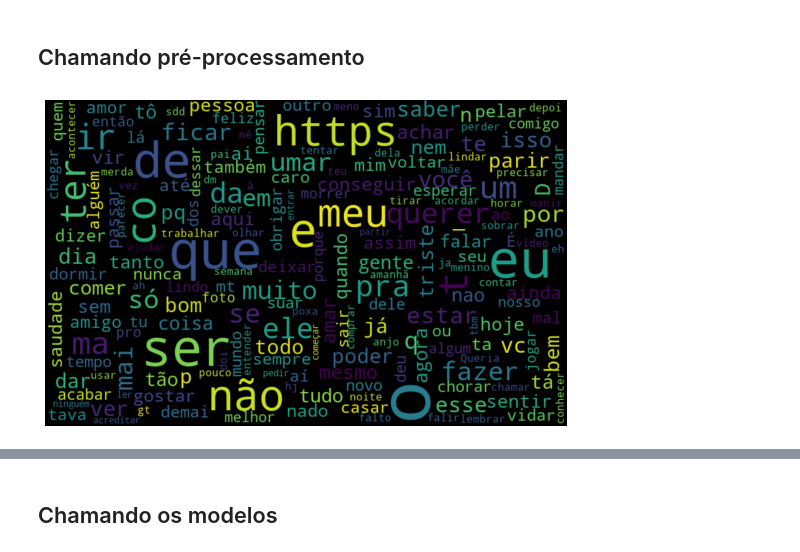
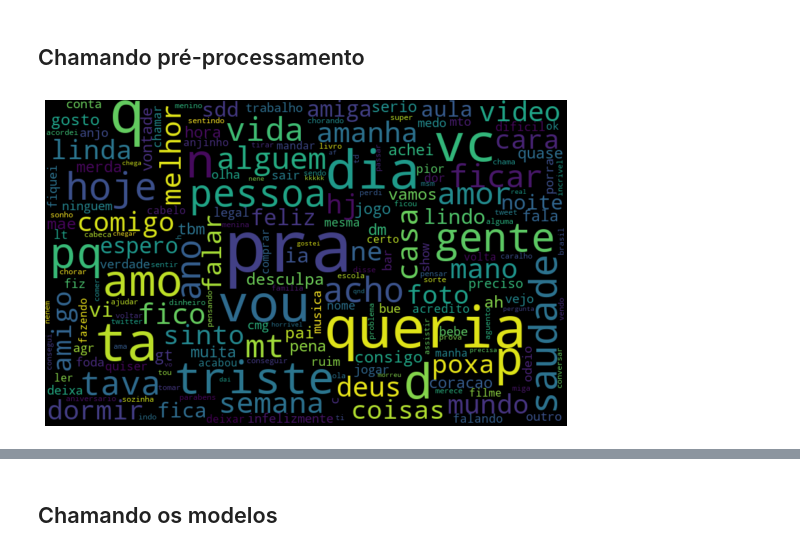
Before and after one commit to joaoflauzino/temperament_classification, a Jupyter notebook: Analysis/temperament_classification.ipynb, the cells around one changed output, grey strips where cells are left out. Cells and saved outputs as stored; diff of their text form; code cells hidden in the pictures.

```diff
--- a/Analysis/temperament_classification.ipynb
+++ b/Analysis/temperament_classification.ipynb
@@ -23,7 +23,7 @@ from sklearn.naive_bayes import MultinomialNB
 # df = pd.read_csv('../dataset/Emocoes.csv', sep = ";", encoding = 'iso8859-1')
 df = pd.read_csv('../dataset/NoThemeTweets.csv', sep = ",")
 # %%
-df = df.sample(frac=0.10, replace=True, random_state=20)
+df = df.sample(frac=0.01, replace=True, random_state=20)
 # %%
 df.shape
 # %% [output]
@@ -51,7 +51,7 @@ Name: sentiment, dtype: int64
 ## Chamando pré-processamento
 # %%
 # Instânciando classe para tratamento dos textos
-prepro_imdb = preprocess_nlp(df['tweet_text'], lemma=True, wordcloud=True, numeric='tfidf', ngram=3)
+prepro_imdb = preprocess_nlp(df['tweet_text'], lemma=False, wordcloud=True, numeric='tfidf', ngram=3)
 # %%
 stops = ['mim', 'eh', 'vamo', 'deu', 'tb', 'pro', 'oi', 'oq']
 
@@ -60,6 +60,6 @@ for i in stops:
 # %%
 %%time
 # Pegando matriz e textos tratados
-sparse_matrix_imdb, transform_Texts = prepro_imdb.preprocess()
+sparse_matrix_imdb = prepro_imdb.preprocess()
 # %% [output]
-[figure, old version]
+[figure, new version]
```
Also changed, not shown: parts of 5 cells of this notebook, 2 other files.
